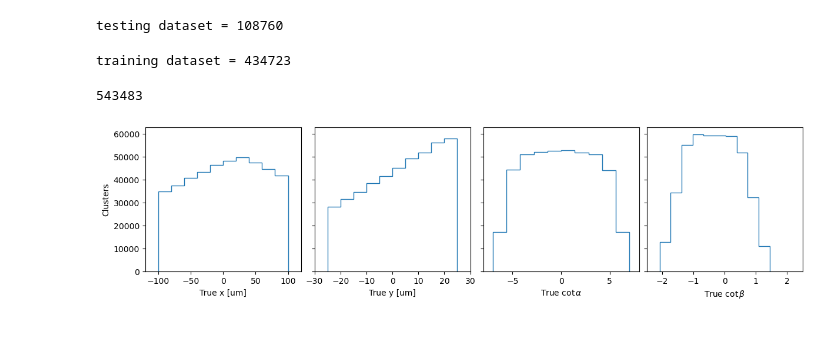
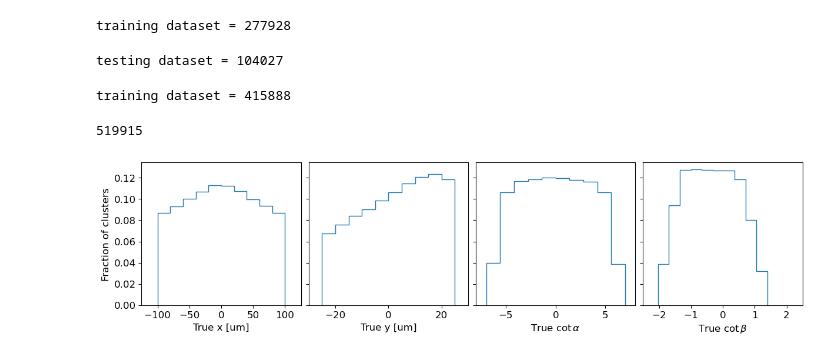
Before and after one commit to smart-pix/smart-pixels-ml, a Jupyter notebook: summary-plots/truth-plots.ipynb, the cells around one changed output. Saved outputs shown, nothing was run; the diff lists cells and outputs as text; code cells hidden in the pictures.

Commit message:
update summary plots

```diff
--- a/summary-plots/truth-plots.ipynb
+++ b/summary-plots/truth-plots.ipynb
@@ -3,3 +3,5 @@ import numpy as np
 import pandas as pd
 import os
 import matplotlib.pyplot as plt
+# %%
+plt.rcParams.update({'font.size': 12})
@@ -6,50 +21,70 @@ import matplotlib.pyplot as plt
+# %%
+df_2s_train = pd.DataFrame()
+path_train = "/eos/uscms/store/user/jennetd/smart-pixels/parquet/shuffled/dataset_2s_16x16_50x12P5_centeredIncidence_parquets/train/"
+
+cols = ['x-midplane','y-midplane','cotAlpha','cotBeta','original_atEdge']
+
+for f in os.listdir(path_train):
+    this_df = pd.read_parquet(path_train+f,columns=cols)
+    df_2s_train = pd.concat([df_2s_train,this_df[this_df['original_atEdge']< 1]])
+
+print("training dataset = " + str(len(df_2s_test)))
+# %% [output]
+training dataset = 277928
 # %%
-df_test = pd.DataFrame()
-path_test = "/eos/uscms/store/user/jennetd/smart-pixels/parquet/shuffled/dataset_3sr_16x16_50x12P5_parquets/test_contained/"
+df_3sr_test = pd.DataFrame()
+path_test = "/eos/uscms/store/user/jennetd/smart-pixels/parquet/shuffled/dataset_3sr_16x16_50x12P5_centeredIncidence_parquets/test/"
 
-cols = ['x-midplane','y-midplane','cotAlpha','cotBeta']
+cols = ['x-midplane','y-midplane','cotAlpha','cotBeta','original_atEdge']
 
 for f in os.listdir(path_test):
-    df_test = pd.concat([df_test,pd.read_parquet(path_test+f,columns=cols)])
+    this_df = pd.read_parquet(path_test+f,columns=cols)
+    df_3sr_test = pd.concat([df_3sr_test,this_df[this_df['original_atEdge']< 1]])
 
-print("testing dataset = " + str(len(df_test)))
+print("testing dataset = " + str(len(df_3sr_test)))
 # %% [output]
-testing dataset = 108760
+testing dataset = 104027
 # %%
-df_train = pd.DataFrame()
-path_train = "/eos/uscms/store/user/jennetd/smart-pixels/parquet/shuffled/dataset_3sr_16x16_50x12P5_parquets/train_contained/"
+df_3sr_train = pd.DataFrame()
+path_train = "/eos/uscms/store/user/jennetd/smart-pixels/parquet/shuffled/dataset_3sr_16x16_50x12P5_centeredIncidence_parquets/train/"
 
-cols = ['x-midplane','y-midplane','cotAlpha','cotBeta']
+cols = ['x-midplane','y-midplane','cotAlpha','cotBeta','original_atEdge']
 
 for f in os.listdir(path_train):
-    df_train = pd.concat([df_train,pd.read_parquet(path_train+f,columns=cols)])
+    this_df = pd.read_parquet(path_train+f,columns=cols)
+    df_3sr_train = pd.concat([df_3sr_train,this_df[this_df['original_atEdge']< 1]])
 
-print("training dataset = " + str(len(df_train)))
+print("training dataset = " + str(len(df_3sr_train)))
 # %% [output]
-training dataset = 434723
+training dataset = 415888
-# %%
-len(df_train) + len(df_test)
-# %% [output]
-543483
+# %%
+len(df_3sr_test)+len(df_3sr_train)
+# %% [output]
+519915
 # %%
 fig, ax = plt.subplots(1,4,figsize=(12,3),sharey=True,constrained_layout=True)
 
-ax[0].hist(df_train['x-midplane'],histtype='step')
-ax[0].set_ylabel('Clusters')
+ax[0].hist(df_3sr_train['x-midplane'] - 50./2,weights=[1./len(df_3sr_train)]*len(df_3sr_train),histtype='step')
+ax[0].set_ylabel('Fraction of clusters')
 ax[0].set_xlabel('True x [um]')
-ax[0].set_xlim(-120,120)
-ax[1].hist(df_train['y-midplane'],histtype='step')
+ax[0].set_xlim(-125,125)
+ax[1].hist(df_3sr_train['y-midplane'] - 12.5/2,weights=[1./len(df_3sr_train)]*len(df_3sr_train),histtype='step')
 ax[1].set_xlabel('True y [um]')
 ax[1].set_xlim(-30,30)
-ax[2].hist(df_train['cotAlpha'],histtype='step')
+ax[2].hist(df_3sr_train['cotAlpha'],weights=[1./len(df_3sr_train)]*len(df_3sr_train),histtype='step')
 ax[2].set_xlabel(r'True $\cot\alpha$')
 ax[2].set_xlim(-8,8)
-ax[3].hist(df_train['cotBeta'],histtype='step')
+ax[3].hist(df_3sr_train['cotBeta'],weights=[1./len(df_3sr_train)]*len(df_3sr_train),histtype='step')
 ax[3].set_xlabel(r'True $\cot\beta$')
 ax[3].set_xlim(-2.5,2.5)
 
-fig.savefig('plots/truth.png',bbox_inches='tight')
-fig.savefig('plots/truth.pdf',bbox_inches='tight')
+#ax[0].hist(df_test['x-midplane']-50./2,weights=[1./len(df_test)]*len(df_test),histtype='step')
+#ax[1].hist(df_test['y-midplane']-12.5/2,weights=[1./len(df_test)]*len(df_test),histtype='step')
+#ax[2].hist(df_test['cotAlpha'],weights=[1./len(df_test)]*len(df_test),histtype='step')
+#ax[3].hist(df_test['cotBeta'],weights=[1./len(df_test)]*len(df_test),histtype='step')
+
+fig.savefig('plots/truth_3sr.png',bbox_inches='tight')
+fig.savefig('plots/truth_3sr.pdf',bbox_inches='tight')
 plt.show()
 # %% [output]
-[figure, old version]
+[figure, new version]
```
Also changed, not shown: parts of 4 cells of this notebook, 7 other files.
